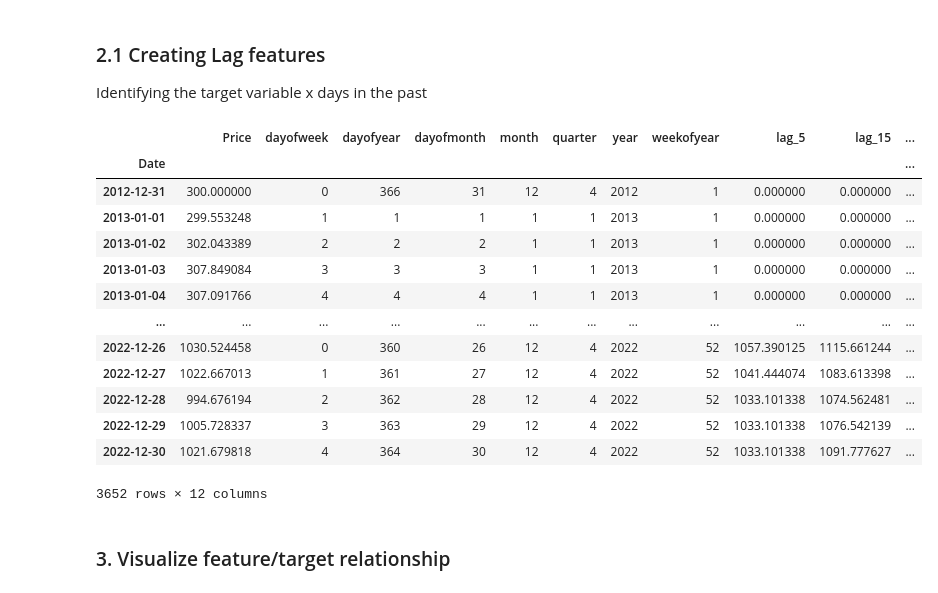
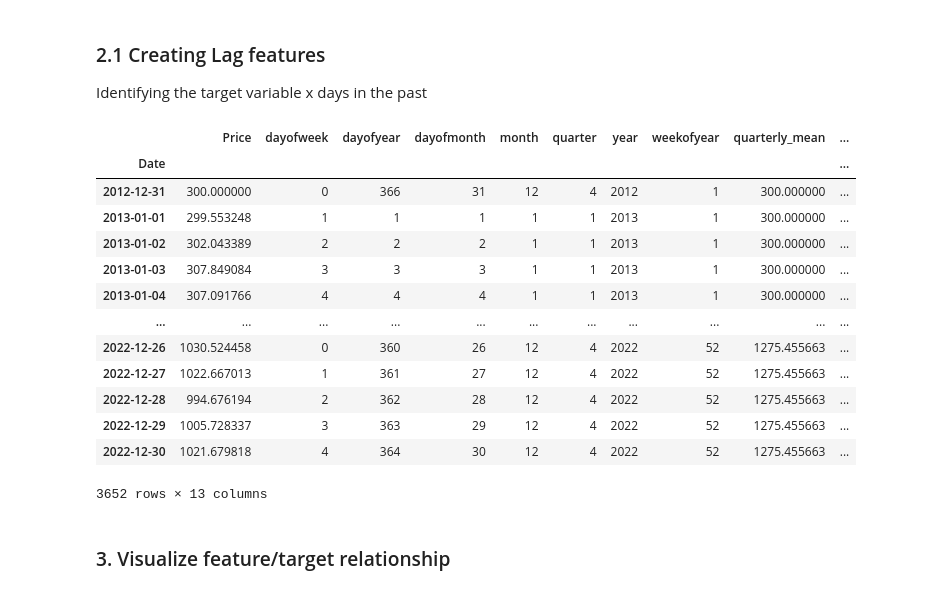
Before and after one commit to MatteoMazzon/expana_job_interview, a Jupyter notebook: assignment_expana_01.ipynb, the cells around one changed output. Saved outputs shown, nothing was run; the diff lists cells and outputs as text; code cells hidden in the pictures.

```diff
--- a/assignment_expana_01.ipynb
+++ b/assignment_expana_01.ipynb
@@ -89,0 +92,10 @@ plt.show()
+# %%
+# Resample to weekly frequency (mean values for each week)
+df_monthly = df.resample('M').mean()
+
+# # ACF plot
+plt.figure(figsize=(20, 10))
+
+plot_acf(df_monthly['Price'], lags=np.arange(0, len(df_monthly), 3), alpha=0.05)#, lags= np.arange(100)) #Price_log_diff
+
+plt.show()
@@ -89,0 +194,9 @@ plt.show()
+# %%
+# Make predictions on the test set
+start = test["Price"].index[0]  # Start of the test period
+end = test["Price"].index[-1]   # End of the test period
+predictions = result.get_prediction(start=start, end=end)
+
+# Get predicted values and confidence intervals
+predicted_mean = predictions.predicted_mean
+conf_int = predictions.conf_int()
@@ -299,4 +458,14 @@ RMSE: 0.21084126407991138
 # %%
+def fill_na_with_avg(df, column_name, freq='W', price_column='Price'):
+
+    # Resample the DataFrame based on the chosen frequency and calculate the mean for each period
+    resampled_mean = df[price_column].resample(freq).mean()
+    df[column_name] = resampled_mean.reindex(df.index, method='ffill')
+    mean_price_for_nan = df[df[column_name].isna()][price_column].mean()
+    df[column_name].fillna(mean_price_for_nan, inplace=True)
+
+    return df[column_name]
+
 def create_features(df):
     """
     Create additional features from the date index
@@ -309,6 +478,16 @@ def create_features(df):
     df["year"] = df.index.year.astype(int)
     df["weekofyear"] = df.index.isocalendar().week
 
+    ##wekly mean
+    #df["weekly_mean"] = fill_na_with_avg(df, "weekly_mean", freq="W", price_column="Price")
+
+    ##monthly mean
+    #df["monthly_mean"] = fill_na_with_avg(df, "monthly_mean", freq="M", price_column="Price")
+
+    ##quarterly mean
+    df["quarterly_mean"] = fill_na_with_avg(df, "quarterly_mean", freq="Q", price_column="Price")
+
+
     return df
 
 df = create_features(df)
@@ -333,7 +519,7 @@ df
 ### 2.1 Creating Lag features
 Identifying the target variable x days in the past
 # %%
-def creating_lags(df, n_lags=4, start=5):
+def creating_lags(df, n_lags=4, start=10):
     """
     Create n lagged features with a step size that is double the starting point.
 
@@ -341,48 +527,48 @@ def creating_lags(df, n_lags=4, start=5):
         df (pd.DataFrame): The original DataFrame with a datetime index and a 'Price' column.
         n_lags (int): Number of lagged features to create.
         start (int): The starting lag (e.g., 30 days).
 
     Returns:
         pd.DataFrame: The DataFrame with added lagged features.
         list: List of created lag column names.
     """
     # Set step to be twice the start
-    step = start * 2
+    step = 10
 
     # Convert 'Price' column to dictionary for fast lookup
     price_target = df["Price"].to_dict()
 
     # Create lagged features
     for i in range(n_lags):
         lag = start + (i * step)
         df[f"lag_{lag}"] = (df.index - pd.Timedelta(days=lag)).map(price_target)
 
     # Fill NaN values with 0
     df.fillna(0, inplace=True)
 
     # Extract the list of created lag features
     lags = df.columns[-n_lags:].to_list()
 
     return df, lags
 
 
 df, lags = creating_lags(df)
 df
 # %% [output]
-|  | Price | dayofweek | dayofyear | dayofmonth | month | quarter | year | weekofyear | lag_5 | lag_15 | ... |
-| Date |  |  |  |  |  |  |  |  |  |  | ... |
-| 2012-12-31 | 300.000000 | 0 | 366 | 31 | 12 | 4 | 2012 | 1 | 0.000000 | 0.000000 | ... |
-| 2013-01-01 | 299.553248 | 1 | 1 | 1 | 1 | 1 | 2013 | 1 | 0.000000 | 0.000000 | ... |
-| 2013-01-02 | 302.043389 | 2 | 2 | 2 | 1 | 1 | 2013 | 1 | 0.000000 | 0.000000 | ... |
-| 2013-01-03 | 307.849084 | 3 | 3 | 3 | 1 | 1 | 2013 | 1 | 0.000000 | 0.000000 | ... |
-| 2013-01-04 | 307.091766 | 4 | 4 | 4 | 1 | 1 | 2013 | 1 | 0.000000 | 0.000000 | ... |
-| ... | ... | ... | ... | ... | ... | ... | ... | ... | ... | ... | ... |
-| 2022-12-26 | 1030.524458 | 0 | 360 | 26 | 12 | 4 | 2022 | 52 | 1057.390125 | 1115.661244 | ... |
-| 2022-12-27 | 1022.667013 | 1 | 361 | 27 | 12 | 4 | 2022 | 52 | 1041.444074 | 1083.613398 | ... |
-| 2022-12-28 | 994.676194 | 2 | 362 | 28 | 12 | 4 | 2022 | 52 | 1033.101338 | 1074.562481 | ... |
-| 2022-12-29 | 1005.728337 | 3 | 363 | 29 | 12 | 4 | 2022 | 52 | 1033.101338 | 1076.542139 | ... |
-| 2022-12-30 | 1021.679818 | 4 | 364 | 30 | 12 | 4 | 2022 | 52 | 1033.101338 | 1091.777627 | ... |
+|  | Price | dayofweek | dayofyear | dayofmonth | month | quarter | year | weekofyear | quarterly_mean | ... |
+| Date |  |  |  |  |  |  |  |  |  | ... |
+| 2012-12-31 | 300.000000 | 0 | 366 | 31 | 12 | 4 | 2012 | 1 | 300.000000 | ... |
+| 2013-01-01 | 299.553248 | 1 | 1 | 1 | 1 | 1 | 2013 | 1 | 300.000000 | ... |
+| 2013-01-02 | 302.043389 | 2 | 2 | 2 | 1 | 1 | 2013 | 1 | 300.000000 | ... |
+| 2013-01-03 | 307.849084 | 3 | 3 | 3 | 1 | 1 | 2013 | 1 | 300.000000 | ... |
+| 2013-01-04 | 307.091766 | 4 | 4 | 4 | 1 | 1 | 2013 | 1 | 300.000000 | ... |
+| ... | ... | ... | ... | ... | ... | ... | ... | ... | ... | ... |
+| 2022-12-26 | 1030.524458 | 0 | 360 | 26 | 12 | 4 | 2022 | 52 | 1275.455663 | ... |
+| 2022-12-27 | 1022.667013 | 1 | 361 | 27 | 12 | 4 | 2022 | 52 | 1275.455663 | ... |
+| 2022-12-28 | 994.676194 | 2 | 362 | 28 | 12 | 4 | 2022 | 52 | 1275.455663 | ... |
+| 2022-12-29 | 1005.728337 | 3 | 363 | 29 | 12 | 4 | 2022 | 52 | 1275.455663 | ... |
+| 2022-12-30 | 1021.679818 | 4 | 364 | 30 | 12 | 4 | 2022 | 52 | 1275.455663 | ... |
-3652 rows × 12 columns
+3652 rows × 13 columns
 # %% [markdown]
 ### 3. Visualize feature/target relationship
 # %%
```
Also changed, not shown: parts of 47 cells of this notebook.
